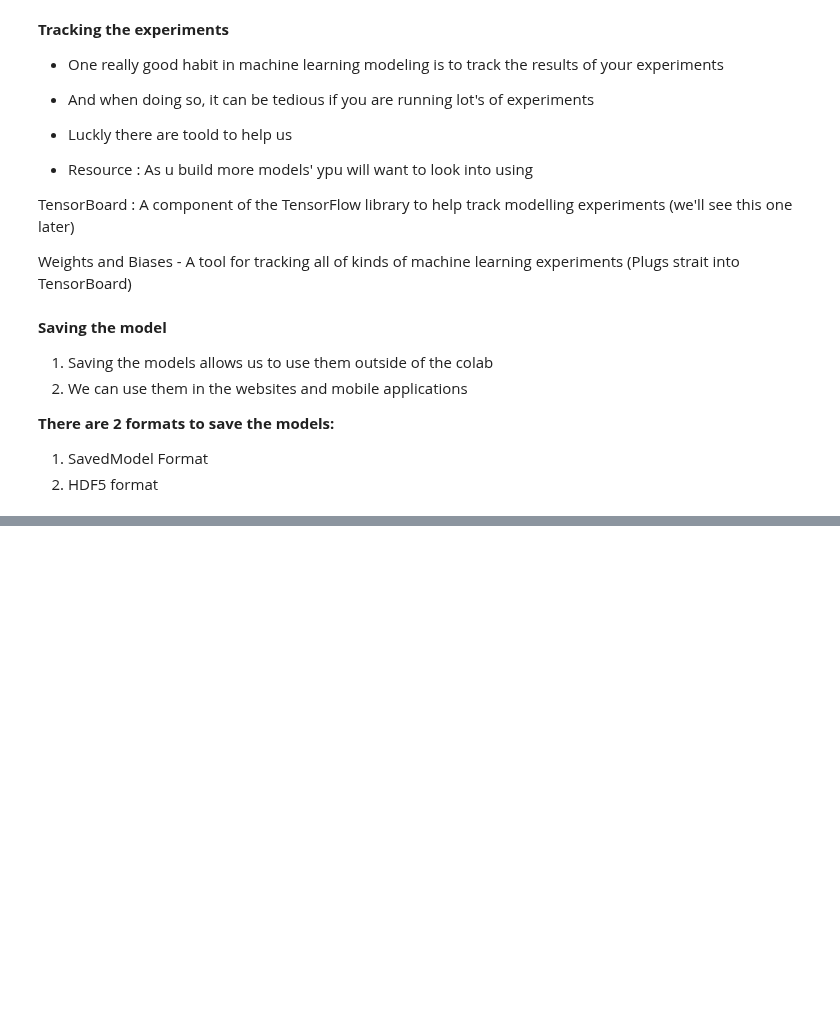
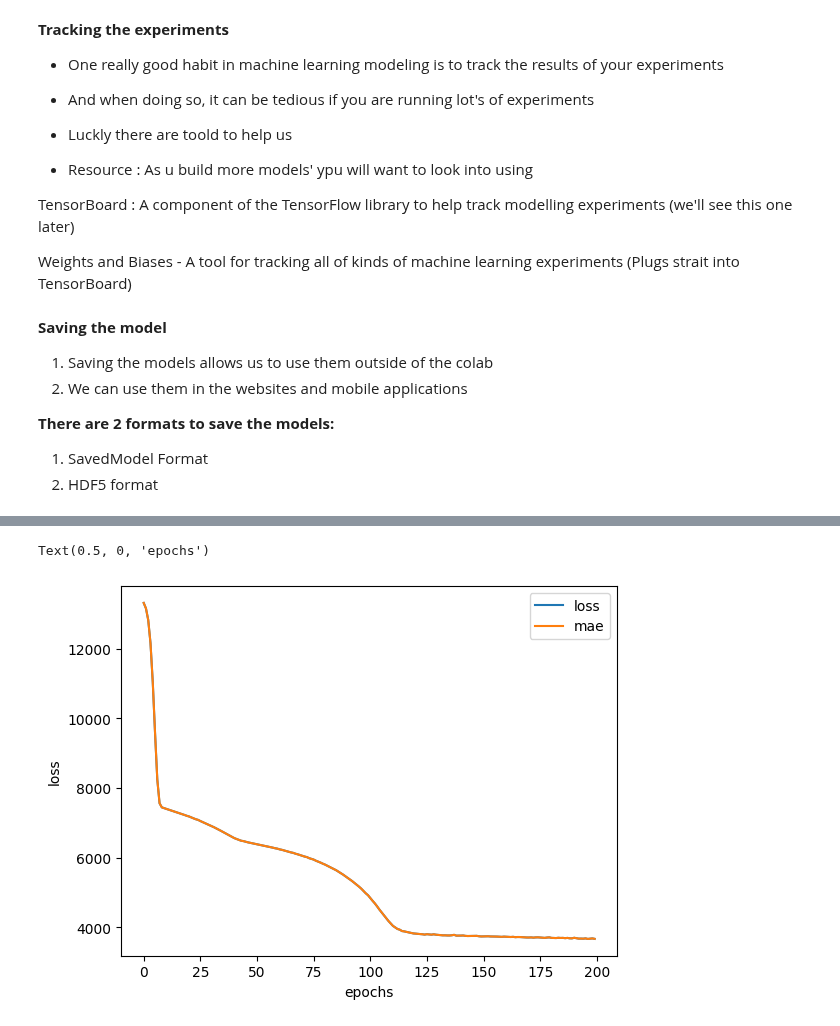
Before and after one commit to iamchenchu/Deep-Learnig-with-TensorFlow, a Jupyter notebook: 01_Neural_Network_Regression_in_TensorFlow.ipynb, the cells around one changed output, grey strips where cells are left out. Drawn from its saved outputs; the diff is of its cells as text; code cells hidden in the pictures; blank space fills up the shorter version.

```diff
--- a/01_Neural_Network_Regression_in_TensorFlow.ipynb
+++ b/01_Neural_Network_Regression_in_TensorFlow.ipynb
@@ -958,0 +1244,18 @@ model_2.save("best_model_SavedModel_format")
+# %%
+#Set Random seed to 42
+tf.random.set_seed(42)
+
+#Create the model
+insurance_model_2 = tf.keras.Sequential([
+    tf.keras.layers.Dense(100),
+    tf.keras.layers.Dense(10),
+    tf.keras.layers.Dense(1)
+])
+
+#Compile the model
+insurance_model_2.compile(loss = tf.keras.losses.mse,
+                          optimizer = tf.keras.optimizers.Adam(),
+                          metrics = ["mae"])
+
+#Fit the model
+insurance_model_2.fit(X_train,y_train, epochs=100, verbose =0)
@@ -958,0 +1278,18 @@ model_2.save("best_model_SavedModel_format")
+# %%
+# Set the seed
+tf.random.set_seed(42)
+
+#Create the model
+insurance_model_3 = tf.keras.Sequential([
+    tf.keras.layers.Dense(100),
+    tf.keras.layers.Dense(10),
+    tf.keras.layers.Dense(1)
+])
+
+#Compile the model
+insurance_model_3.compile(loss=tf.keras.losses.mae,
+                             optimizer = tf.keras.optimizers.Adam(),
+                             metrics = ["mae"])
+
+#Fit the model
+history = insurance_model_3.fit(X_train, y_train, epochs = 200)
@@ -958,0 +1326,9 @@ model_2.save("best_model_SavedModel_format")
+# %%
+# Plot the history (Also known as a loss corve or training curve)
+
+pd.DataFrame(history.history).plot()
+plt.ylabel("loss")
+plt.xlabel("epochs")
+# %% [output]
+Text(0.5, 0, 'epochs')
+[figure, added]
```
Also changed, not shown: parts of 76 cells of this notebook.
